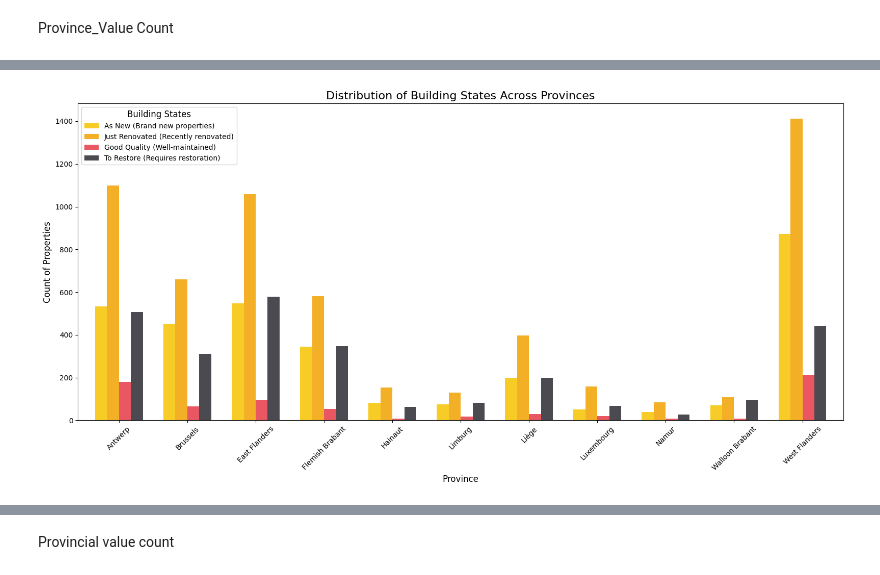
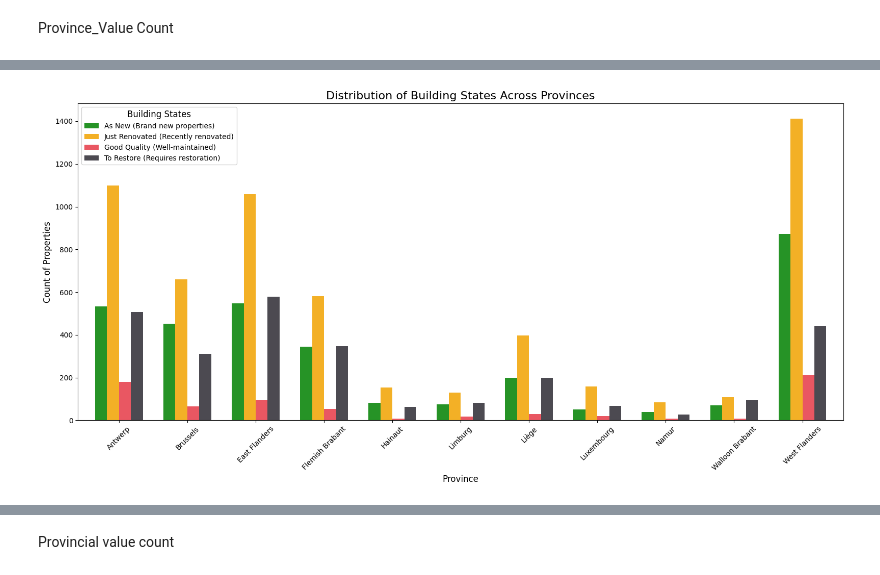
Before and after one commit to 2moonyo/immo_data_analysis, a Jupyter notebook: Correlation.ipynb, the cells around one changed output, grey strips where cells are left out. Cells and saved outputs as stored; diff of their text form; code cells hidden in the pictures.

```diff
--- a/Correlation.ipynb
+++ b/Correlation.ipynb
@@ -1027,32 +1030,32 @@ ax = building_state_counts.plot(
     kind="bar",
     figsize=(16, 8),  # Larger figure size for better legibility
     width=0.7,  # Adjust the width to reduce crowding of bars
-    color=["#F7C400", "#F1A300", "#E63946", "#2D2A32"],  # Light to dark hues of Belgian colors
+    color=["green", "#F1A300", "#E63946", "#2D2A32"],  # Light to dark hues of Belgian colors
     alpha=0.85
 )
 
 # Add chart title and labels
 plt.title("Distribution of Building States Across Provinces", fontsize=16)
 plt.xlabel("Province", fontsize=12)
 plt.ylabel("Count of Properties", fontsize=12)
 
 # Rotate x-axis labels for readability
 plt.xticks(rotation=45, fontsize=10)
 
 # Add legend with descriptions
 plt.legend(
     title="Building States",
     labels=["As New (Brand new properties)", "Just Renovated (Recently renovated)", "Good Quality (Well-maintained)", "To Restore (Requires restoration)"],
     fontsize=10,
     title_fontsize=12
 )
 
 # Increase the gap between the provinces for legibility
 ax.set_xticks(ax.get_xticks())  # Ensures the tick positions are correctly set
 ax.set_xticklabels(building_state_counts.index, fontsize=10)
 
 # Show plot with tight layout
 plt.tight_layout()
 plt.show()
 # %% [output]
-[figure, old version]
+[figure, new version]
```
Also changed, not shown: parts of 11 cells of this notebook, 7 other files.
